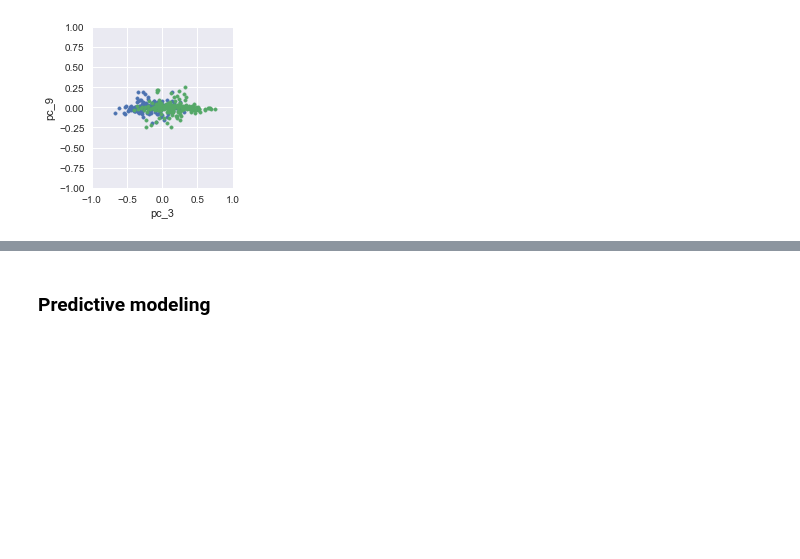
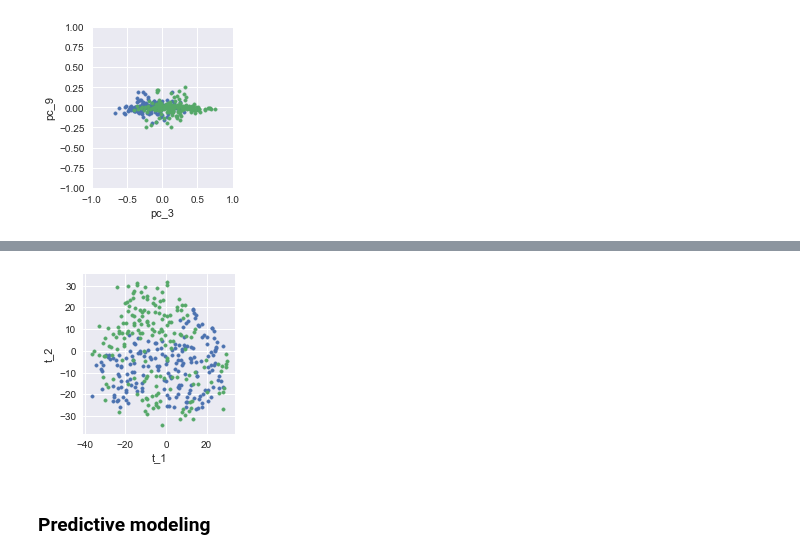
Before and after one commit to jlouie3/Conda_Notebooks, a Jupyter notebook: Projects/DementiaPrediction/1_Intro_and_Import.ipynb, the cells around one changed output, grey strips where cells are left out. Cells and saved outputs as stored; diff of their text form; code cells hidden in the pictures; blank space fills up the shorter version.

```diff
--- a/Projects/DementiaPrediction/1_Intro_and_Import.ipynb
+++ b/Projects/DementiaPrediction/1_Intro_and_Import.ipynb
@@ -229,0 +232,13 @@ g = g.map(plt.scatter, "pc_3", "pc_9", marker='.')
+# %%
+from sklearn.manifold import TSNE
+
+tsne = TSNE(n_components=2)
+tsne_df = pd.DataFrame(tsne.fit_transform(long_norm_df))
+tsne_df.index = long_norm_df.index
+
+# Add labels
+tsne_df = pd.concat([tsne_df,labels_enum],axis=1,ignore_index=True)
+# Add column names
+tsne_df.columns = ['t_' + str(x+1) for x in range(len(tsne_df.columns)-1)] + ['Group']
+
+tsne_df.head()
@@ -230,3 +253,8 @@ g = g.map(plt.scatter, "pc_3", "pc_9", marker='.')
+# %%
+g = sns.FacetGrid(data=tsne_df, hue='Group')
+g = g.map(plt.scatter, "t_1", "t_2", marker='.')
+# %% [output]
+[figure, added]
 # %% [markdown]
 ### Predictive modeling
 # %%
```
Also changed, not shown: parts of 2 cells of this notebook.
